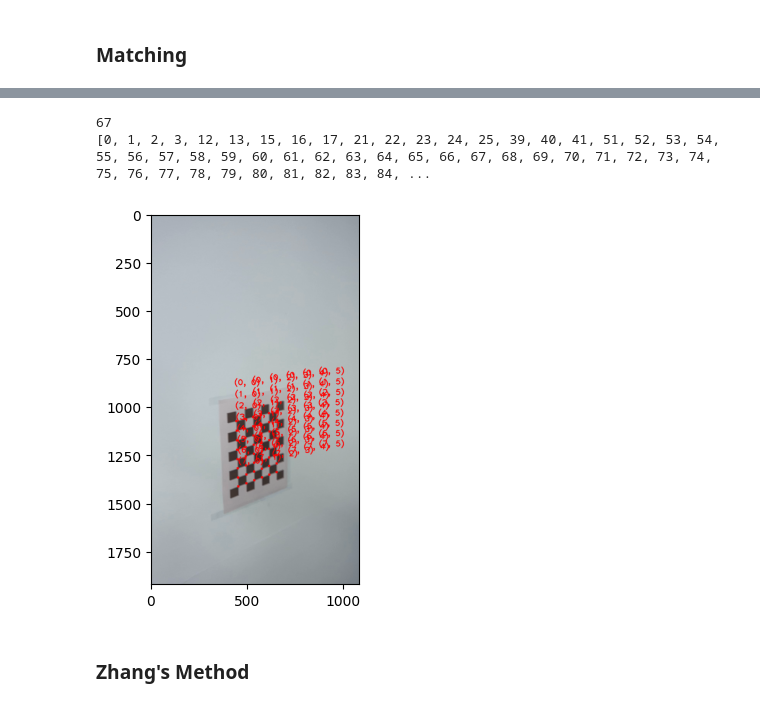
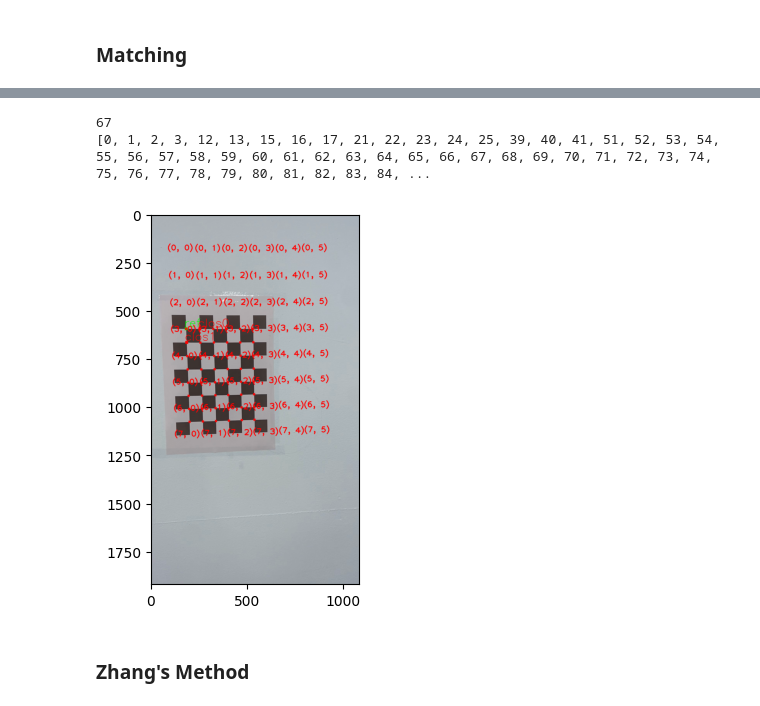
Before and after one commit to Phw9/calibration_ipynb, a Jupyter notebook: calib.ipynb, the cells around one changed output, grey strips where cells are left out. Cells and saved outputs as stored; diff of their text form; code cells hidden in the pictures.

```diff
--- a/calib.ipynb
+++ b/calib.ipynb
@@ -120,12 +121,12 @@ def put_txtcorners(n, filtImg, filtCorners, flags):
                 if(flags[l] == 1):
                     x, y = filtCorners[l][k][0].astype(int), filtCorners[l][k][1].astype(int)
                     cv2.drawMarker(temp, (x, y), color=(255, 0, 0), markerType=cv2.MARKER_STAR, markerSize=8, thickness=3)
-                    x, y = (filtCorners[l][k][0]).astype(int)*2-380, (filtCorners[l][k][1]).astype(int)*2-1020
+                    x, y = (filtCorners[l][k][0]).astype(int)*2-280, (filtCorners[l][k][1]).astype(int)*2-1000
                     cv2.putText(temp, f"({i}, {j})", (x, y), cv2.FONT_HERSHEY_PLAIN, 3, (255, 0, 0), 3)
                 elif(flags[l] == 2):
                     x, y = filtCorners[l][k][0].astype(int), filtCorners[l][k][1].astype(int)
                     cv2.drawMarker(temp, (x, y), color=(255, 0, 0), markerType=cv2.MARKER_STAR, markerSize=8, thickness=3)
-                    x, y = (filtCorners[l][k][0]*2.1).astype(int)-500, (filtCorners[l][k][1]*1.2).astype(int)-400
+                    x, y = (filtCorners[l][k][0]*2.1).astype(int)-700, (filtCorners[l][k][1]*1.2).astype(int)+400
                     cv2.putText(temp, f"({i}, {j})", (x, y), cv2.FONT_HERSHEY_PLAIN, 3, (255, 0, 0), 3)
                 elif(flags[l] == 3):
                     x, y = filtCorners[l][k][0].astype(int), filtCorners[l][k][1].astype(int)
@@ -388,13 +455,13 @@ def matching(filtImgs, filtGrayImgs, filtCorners, imgIdx, disthresh = 0.8):
         temp = np.copy(filtImgs[i])
         tempGray = np.copy(filtGrayImgs[i])
         tempCorners = []
-        # if(visualize_en):
-        #     cv2.drawMarker(temp, (reference_point[0].astype(int), reference_point[1].astype(int)), color=(0, 255, 0), markerType=cv2.MARKER_STAR, markerSize=10, thickness=5)
-        #     cv2.drawMarker(temp, (closest_points[0][0].astype(int), closest_points[0][1].astype(int)), color=(255, 0, 0), markerType=cv2.MARKER_STAR, markerSize=10, thickness=5)
-        #     cv2.drawMarker(temp, (closest_points[1][0].astype(int), closest_points[1][1].astype(int)), color=(255, 0, 0), markerType=cv2.MARKER_STAR, markerSize=10, thickness=5)
-        #     cv2.putText(temp, "ref", (int(reference_point[0])-10, int(reference_point[1]-10)), cv2.FONT_HERSHEY_SIMPLEX, 2, (0, 255, 0), 2)
-        #     cv2.putText(temp, "clos0", (int(closest_points[0][0])-10, int(closest_points[0][1]-10)), cv2.FONT_HERSHEY_SIMPLEX, 2, (255, 0, 0), 2)
-        #     cv2.putText(temp, "clos1", (int(closest_points[1][0])-10, int(closest_points[1][1]-10)), cv2.FONT_HERSHEY_SIMPLEX, 2, (255, 0, 0), 2)
+        if(visualize_en):
+            cv2.drawMarker(temp, (reference_point[0].astype(int), reference_point[1].astype(int)), color=(0, 255, 0), markerType=cv2.MARKER_STAR, markerSize=10, thickness=5)
+            cv2.drawMarker(temp, (closest_points[0][0].astype(int), closest_points[0][1].astype(int)), color=(255, 0, 0), markerType=cv2.MARKER_STAR, markerSize=10, thickness=5)
+            cv2.drawMarker(temp, (closest_points[1][0].astype(int), closest_points[1][1].astype(int)), color=(255, 0, 0), markerType=cv2.MARKER_STAR, markerSize=10, thickness=5)
+            cv2.putText(temp, "ref", (int(reference_point[0])-10, int(reference_point[1]-10)), cv2.FONT_HERSHEY_SIMPLEX, 2, (0, 255, 0), 2)
+            cv2.putText(temp, "clos0", (int(closest_points[0][0])-10, int(closest_points[0][1]-10)), cv2.FONT_HERSHEY_SIMPLEX, 2, (255, 0, 0), 2)
+            cv2.putText(temp, "clos1", (int(closest_points[1][0])-10, int(closest_points[1][1]-10)), cv2.FONT_HERSHEY_SIMPLEX, 2, (255, 0, 0), 2)
         if(product_vec > 0.999):
             ''' case 1 '''
             for k in range(0, checkboard[0]):
@@ -612,14 +679,15 @@ case 2 corners:  48
 except number:  37 sorted num:  67
 # %%
 # Check Corner matching
-sortedNum = 65
+sortedNum = 1 # 1 38 45
+# draw_corners(sortedNum, filtImgs, filtCorners)
 txtImgs = put_txtcorners(sortedNum, filtImgs, filtCorners, flags)
 print(len(imgIdx))
 print(imgIdx)
 # %% [output]
 67
 [0, 1, 2, 3, 12, 13, 15, 16, 17, 21, 22, 23, 24, 25, 39, 40, 41, 51, 52, 53, 54, 55, 56, 57, 58, 59, 60, 61, 62, 63, 64, 65, 66, 67, 68, 69, 70, 71, 72, 73, 74, 75, 76, 77, 78, 79, 80, 81, 82, 83, 84, ...
-[figure, old version]
+[figure, new version]
 # %% [markdown]
 ### Zhang's Method
 # %%
```
Also changed, not shown: parts of 3 cells of this notebook.
